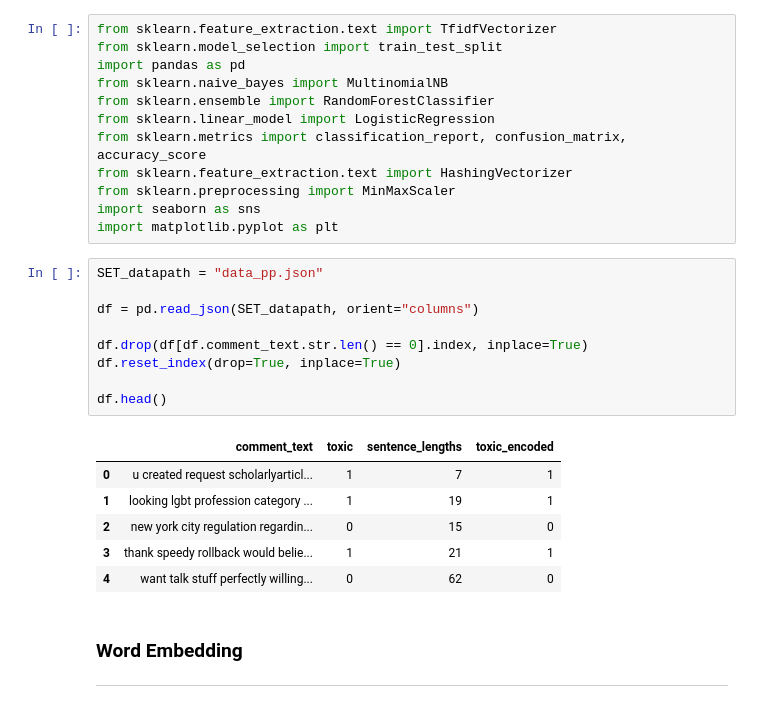
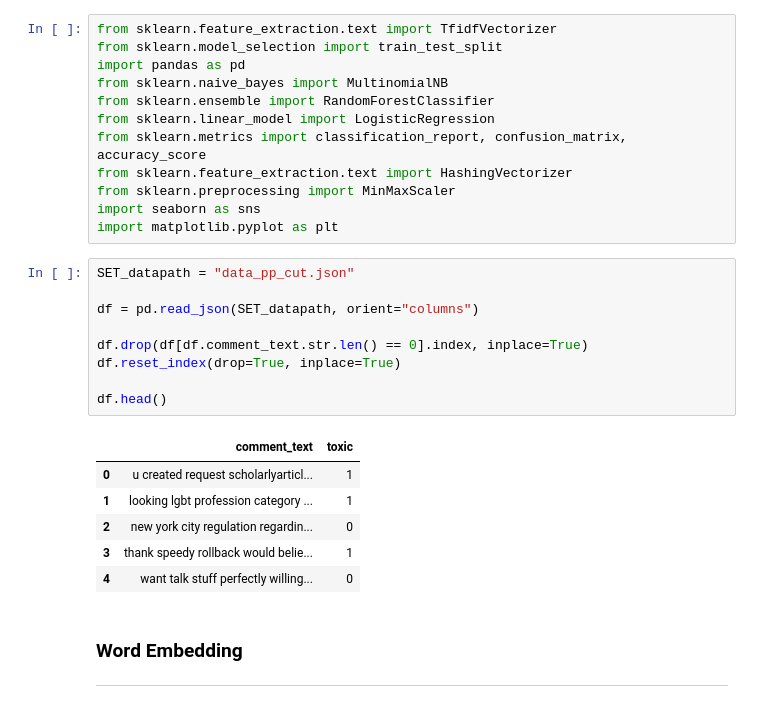
Before and after one commit to alessiodrigatti/toxic-classification, a Jupyter notebook: hatespeech-classification_bert.ipynb, the cells around one changed output. Drawn from its saved outputs; the diff is of its cells as text.

```diff
--- a/hatespeech-classification_bert.ipynb
+++ b/hatespeech-classification_bert.ipynb
@@ -14,21 +14,21 @@ from sklearn.preprocessing import MinMaxScaler
 import seaborn as sns
 import matplotlib.pyplot as plt
 # %%
-SET_datapath = "data_pp.json"
+SET_datapath = "data_pp_cut.json"
 
 df = pd.read_json(SET_datapath, orient="columns")
 
 df.drop(df[df.comment_text.str.len() == 0].index, inplace=True)
 df.reset_index(drop=True, inplace=True)
 
 df.head()
 # %% [output]
-|  | comment_text | toxic | sentence_lengths | toxic_encoded |
-| 0 | u created request scholarlyarticl... | 1 | 7 | 1 |
-| 1 | looking lgbt profession category ... | 1 | 19 | 1 |
-| 2 | new york city regulation regardin... | 0 | 15 | 0 |
-| 3 | thank speedy rollback would belie... | 1 | 21 | 1 |
-| 4 | want talk stuff perfectly willing... | 0 | 62 | 0 |
+|  | comment_text | toxic |
+| 0 | u created request scholarlyarticl... | 1 |
+| 1 | looking lgbt profession category ... | 1 |
+| 2 | new york city regulation regardin... | 0 |
+| 3 | thank speedy rollback would belie... | 1 |
+| 4 | want talk stuff perfectly willing... | 0 |
 # %% [markdown]
 ### Word Embedding
 
```
Also changed, not shown: parts of 4 cells of this notebook, 2 other files.
